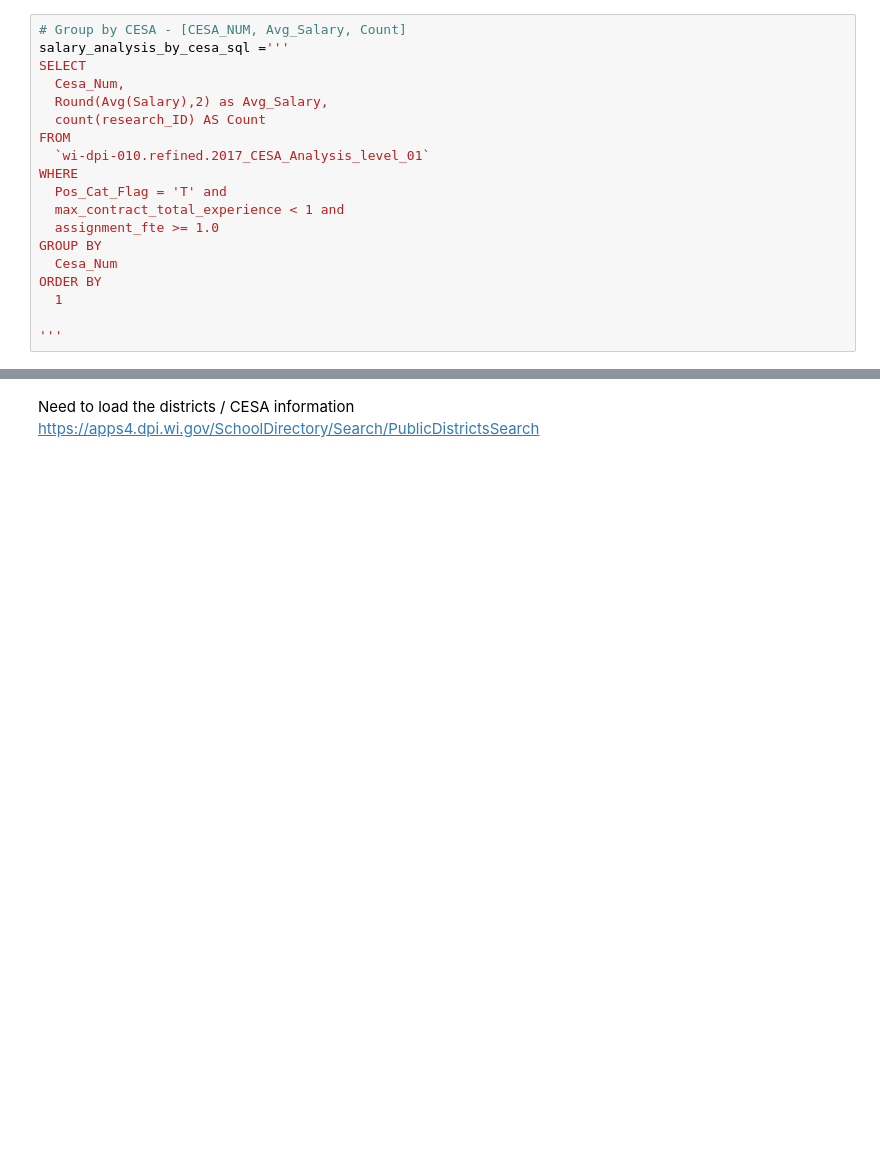
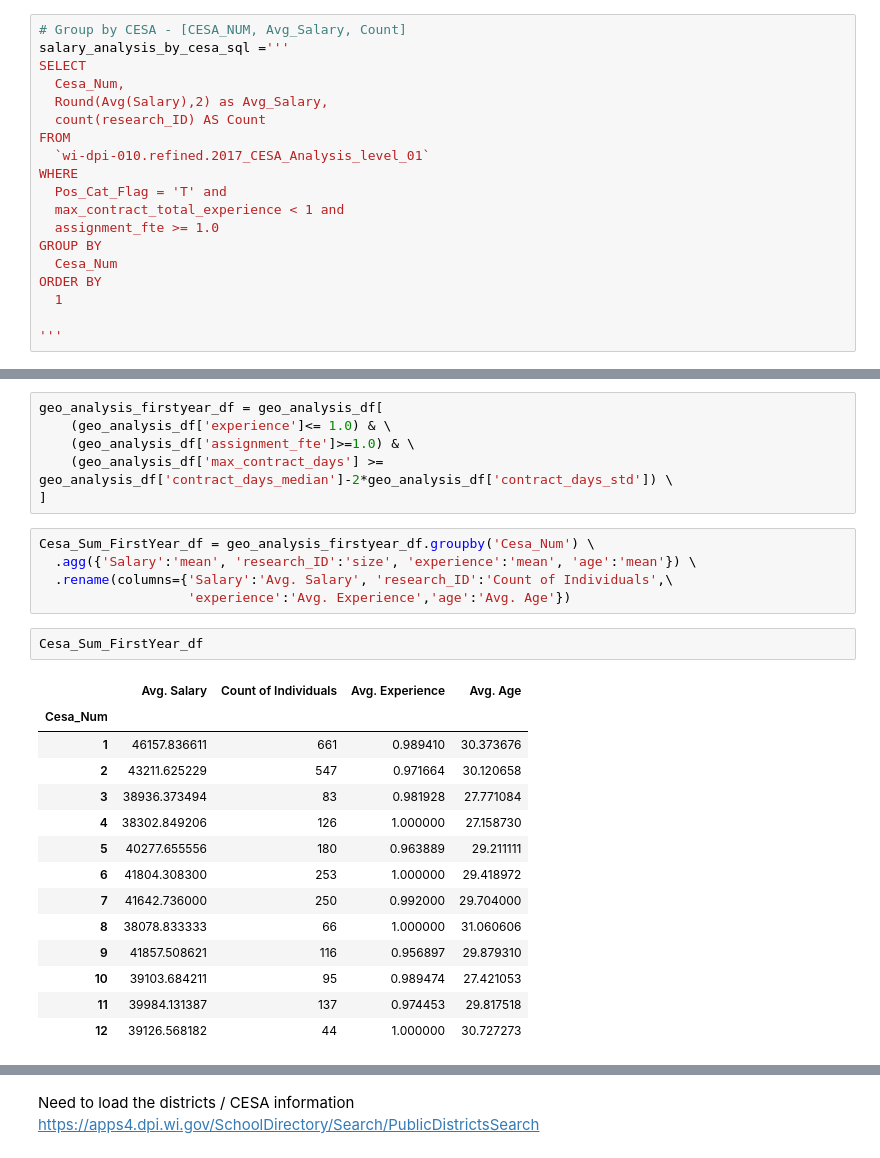
Before and after one commit to j-buss/wi-dpi, a Jupyter notebook: blog/5_A_Geographic_Descriptive_Analytics.ipynb, the cells around one changed output, grey strips where cells are left out. Drawn from its saved outputs; the diff is of its cells as text; blank space fills up the shorter version.

```diff
--- a/blog/5_A_Geographic_Descriptive_Analytics.ipynb
+++ b/blog/5_A_Geographic_Descriptive_Analytics.ipynb
@@ -160 +199,29 @@ Name: Count, dtype: int64
+# %%
+geo_analysis_firstyear_df = geo_analysis_df[
+    (geo_analysis_df['experience']<= 1.0) & \
+    (geo_analysis_df['assignment_fte']>=1.0) & \
+    (geo_analysis_df['max_contract_days'] >= geo_analysis_df['contract_days_median']-2*geo_analysis_df['contract_days_std']) \
+]
+# %%
+Cesa_Sum_FirstYear_df = geo_analysis_firstyear_df.groupby('Cesa_Num') \
+  .agg({'Salary':'mean', 'research_ID':'size', 'experience':'mean', 'age':'mean'}) \
+  .rename(columns={'Salary':'Avg. Salary', 'research_ID':'Count of Individuals',\
+                   'experience':'Avg. Experience','age':'Avg. Age'})
+# %%
+Cesa_Sum_FirstYear_df
+# %% [output]
+|  | Avg. Salary | Count of Individuals | Avg. Experience | Avg. Age |
+| Cesa_Num |  |  |  |  |
+| 1 | 46157.836611 | 661 | 0.989410 | 30.373676 |
+| 2 | 43211.625229 | 547 | 0.971664 | 30.120658 |
+| 3 | 38936.373494 | 83 | 0.981928 | 27.771084 |
+| 4 | 38302.849206 | 126 | 1.000000 | 27.158730 |
+| 5 | 40277.655556 | 180 | 0.963889 | 29.211111 |
+| 6 | 41804.308300 | 253 | 1.000000 | 29.418972 |
+| 7 | 41642.736000 | 250 | 0.992000 | 29.704000 |
+| 8 | 38078.833333 | 66 | 1.000000 | 31.060606 |
+| 9 | 41857.508621 | 116 | 0.956897 | 29.879310 |
+| 10 | 39103.684211 | 95 | 0.989474 | 27.421053 |
+| 11 | 39984.131387 | 137 | 0.974453 | 29.817518 |
+| 12 | 39126.568182 | 44 | 1.000000 | 30.727273 |
 # %%
```
Also changed, not shown: parts of 9 cells of this notebook.
